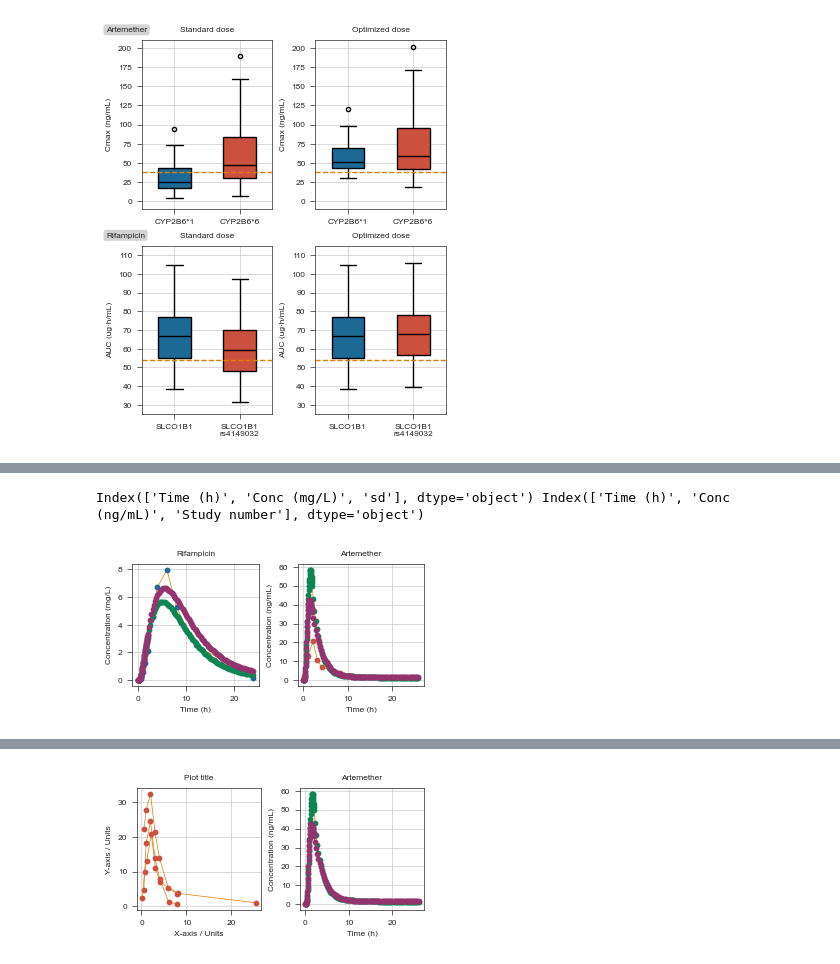
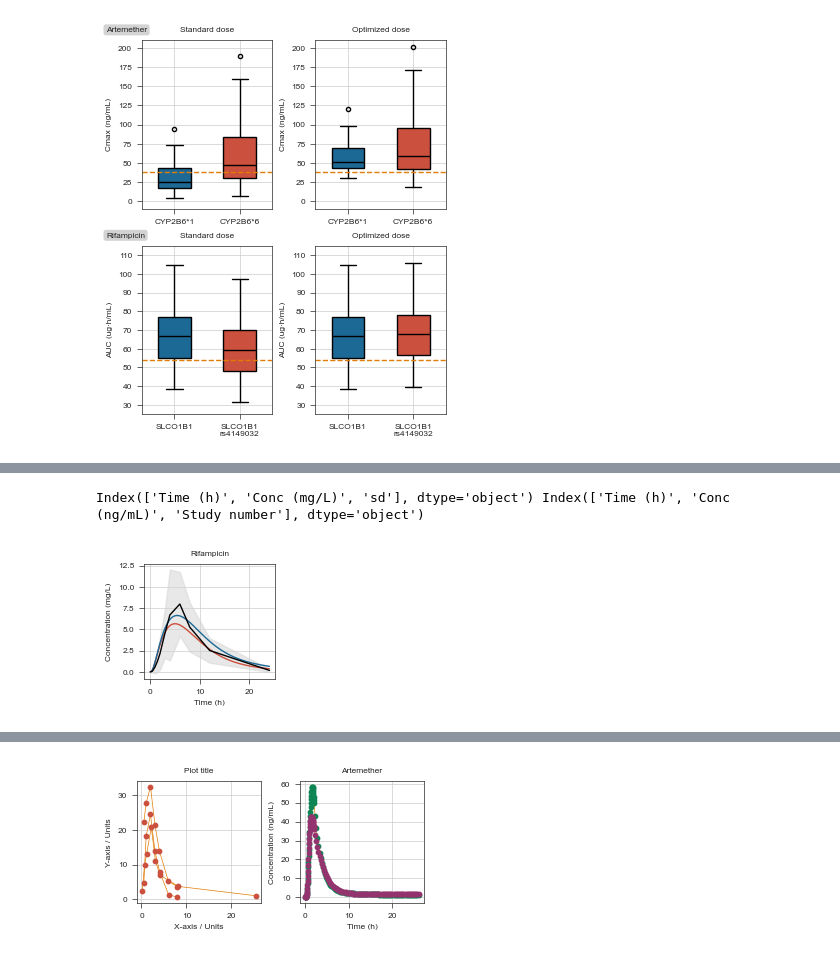
Before and after one commit to ersilia-os/pharmacogx-embeddings, a Jupyter notebook: paper/figure4_rifampicin_and_artemether.ipynb, the cells around one changed output, grey strips where cells are left out. Drawn from its saved outputs; the diff is of its cells as text; code cells hidden in the pictures.

Commit message:
figure 4 edits

```diff
--- a/paper/figure4_rifampicin_and_artemether.ipynb
+++ b/paper/figure4_rifampicin_and_artemether.ipynb
@@ -64,54 +117,35 @@ stylia.save_figure("assets/artermether_rifampicin_boxplots.pdf")
 # %%
-fig, axs = stylia.create_figure(1, 2, width=TWO_COLUMNS_WIDTH*0.47, height=TWO_COLUMNS_WIDTH*0.25)
+fig, axs = stylia.create_figure(1, 1, width=TWO_COLUMNS_WIDTH*0.4/2*1.2, height=TWO_COLUMNS_WIDTH*0.2*1.1)
 
 file_name = "data/pbpk/rifampicin_curve.xlsx"
 rif = pd.read_excel(file_name, sheet_name="Rifampicin Clinical data")
 rif_= pd.read_excel(file_name, sheet_name="Rifampicin predictions")
 rif_abcb1 = rif_[rif_["Transporter"]=="ABCB1"]
 rif_noabcb1 = rif_[rif_["Transporter"]=="No ABCB1"]
 
-file_name = "data/pbpk/artemether_curve.xlsx"
-art = pd.read_excel(file_name, sheet_name="Clinical data")
-art_ = pd.read_excel(file_name, sheet_name="PBPK Predictions")
-art_abcb1= art_[art_["Transporter"]=="ABCB1"]
-art_noabcb1 = art_[art_["Transporter"]=="No ABCB1"]
-
 print(rif.columns, art.columns)
 ax = axs.next()
-x = rif["Time (h)"].tolist()
-y = rif["Conc (mg/L)"].tolist()
-ax.scatter(x, y, color=NamedColors().blue, zorder=1000)
-ax.plot(x, y, color=NamedColors().orange)
+#ax.plot(x, y, color=NamedColors().orange)
 x = rif_abcb1["Time (h)"].tolist()
 y = rif_abcb1["Conc (mg/L)"].tolist()
-ax.scatter(x, y, color=NamedColors().green, zorder=1000)
-ax.plot(x, y, color=NamedColors().orange)
+#ax.scatter(x, y, color=NamedColors().green, zorder=1000)
+ax.plot(x, y, color=NamedColors().red, lw=1)
 x = rif_noabcb1["Time (h)"].tolist()
 y = rif_noabcb1["Conc (mg/L)"].tolist()
-ax.scatter(x, y, color=NamedColors().purple, zorder=1000)
-ax.plot(x, y, color=NamedColors().orange)
+#ax.scatter(x, y, color=NamedColors().purple, zorder=1000)
+ax.plot(x, y, color=NamedColors().blue, lw=1)
+
+x = rif["Time (h)"].tolist()
+y = np.array(rif["Conc (mg/L)"].tolist())
+s = np.array(rif["sd"])
+ax.plot(x, y, color=NamedColors().black, zorder=1000, lw=1)
+ax.fill_between(x, y - s, y + s, color=NamedColors().gray, alpha=0.5, label="±1 STD")
+
 stylia.label(ax, xlabel="Time (h)", ylabel="Concentration (mg/L)", title="Rifampicin")
 
-
-ax = axs.next()
-art = art[art["Study number"]==1]
-x = art["Time (h)"].tolist()
-y = art["Conc (ng/mL)"].tolist()
-ax.scatter(x, y, color=NamedColors().red, zorder=1000)
-ax.plot(x, y, color=NamedColors().orange)
-x = art_abcb1["Time (h)"].tolist()
-y = art_abcb1["Conc (ng/mL)"].tolist()
-ax.scatter(x, y, color=NamedColors().green, zorder=1000)
-ax.plot(x, y, color=NamedColors().orange)
-x = art_noabcb1["Time (h)"].tolist()
-y = art_noabcb1["Conc (ng/mL)"].tolist()
-ax.scatter(x, y, color=NamedColors().purple, zorder=1000)
-ax.plot(x, y, color=NamedColors().orange)
-stylia.label(ax, xlabel="Time (h)", ylabel="Concentration (ng/mL)", title="Artemether")
-
 plt.tight_layout()
-#stylia.save_figure("assets/pbpk_artemether_fits.png")
-#stylia.save_figure("assets/pbpk_artemether_fits.pdf")
+stylia.save_figure("assets/pbpk_rifampicin_fits.png")
+stylia.save_figure("assets/pbpk_rifampicin_fits.pdf")
 # %% [output]
 Index(['Time (h)', 'Conc (mg/L)', 'sd'], dtype='object') Index(['Time (h)', 'Conc (ng/mL)', 'Study number'], dtype='object')
-[figure, old version]
+[figure, new version]
```
Also changed, not shown: parts of 3 cells of this notebook, 6 other files.
